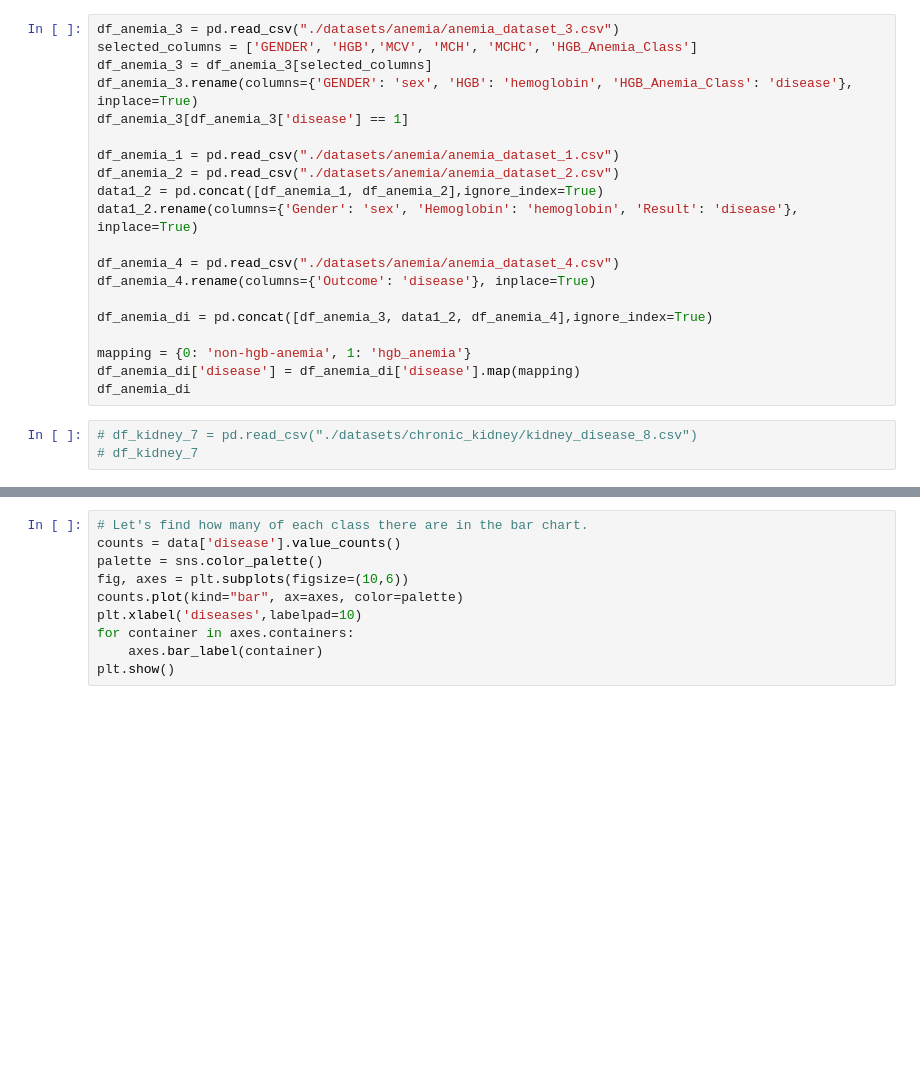
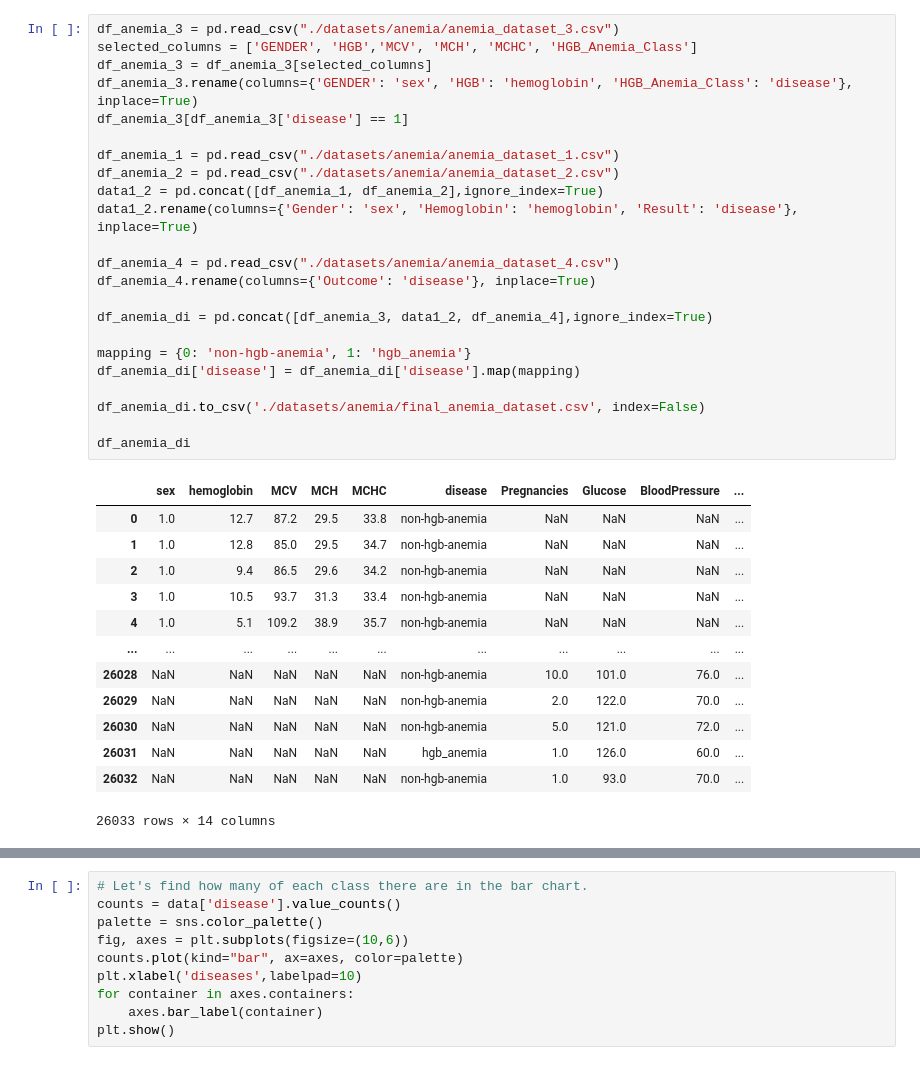
Before and after one commit to rajvi-collab/Disease_Detection, a Jupyter notebook: disease_detection.ipynb, the cells around one changed output, grey strips where cells are left out. Drawn from its saved outputs; the diff is of its cells as text; blank space fills up the shorter version.

```diff
--- a/disease_detection.ipynb
+++ b/disease_detection.ipynb
@@ -51,26 +82,40 @@ df_diabetes
 # %%
 df_anemia_3 = pd.read_csv("./datasets/anemia/anemia_dataset_3.csv")
 selected_columns = ['GENDER', 'HGB','MCV', 'MCH', 'MCHC', 'HGB_Anemia_Class']
 df_anemia_3 = df_anemia_3[selected_columns]
 df_anemia_3.rename(columns={'GENDER': 'sex', 'HGB': 'hemoglobin', 'HGB_Anemia_Class': 'disease'}, inplace=True)
 df_anemia_3[df_anemia_3['disease'] == 1]
 
 df_anemia_1 = pd.read_csv("./datasets/anemia/anemia_dataset_1.csv")
 df_anemia_2 = pd.read_csv("./datasets/anemia/anemia_dataset_2.csv")
 data1_2 = pd.concat([df_anemia_1, df_anemia_2],ignore_index=True)
 data1_2.rename(columns={'Gender': 'sex', 'Hemoglobin': 'hemoglobin', 'Result': 'disease'}, inplace=True)
 
 df_anemia_4 = pd.read_csv("./datasets/anemia/anemia_dataset_4.csv")
 df_anemia_4.rename(columns={'Outcome': 'disease'}, inplace=True)
 
 df_anemia_di = pd.concat([df_anemia_3, data1_2, df_anemia_4],ignore_index=True)
 
 mapping = {0: 'non-hgb-anemia', 1: 'hgb_anemia'}
 df_anemia_di['disease'] = df_anemia_di['disease'].map(mapping)
+
+df_anemia_di.to_csv('./datasets/anemia/final_anemia_dataset.csv', index=False)
+
 df_anemia_di
+# %% [output]
+|  | sex | hemoglobin | MCV | MCH | MCHC | disease | Pregnancies | Glucose | BloodPressure | ... |
+| 0 | 1.0 | 12.7 | 87.2 | 29.5 | 33.8 | non-hgb-anemia | NaN | NaN | NaN | ... |
+| 1 | 1.0 | 12.8 | 85.0 | 29.5 | 34.7 | non-hgb-anemia | NaN | NaN | NaN | ... |
+| 2 | 1.0 | 9.4 | 86.5 | 29.6 | 34.2 | non-hgb-anemia | NaN | NaN | NaN | ... |
+| 3 | 1.0 | 10.5 | 93.7 | 31.3 | 33.4 | non-hgb-anemia | NaN | NaN | NaN | ... |
+| 4 | 1.0 | 5.1 | 109.2 | 38.9 | 35.7 | non-hgb-anemia | NaN | NaN | NaN | ... |
+| ... | ... | ... | ... | ... | ... | ... | ... | ... | ... | ... |
+| 26028 | NaN | NaN | NaN | NaN | NaN | non-hgb-anemia | 10.0 | 101.0 | 76.0 | ... |
+| 26029 | NaN | NaN | NaN | NaN | NaN | non-hgb-anemia | 2.0 | 122.0 | 70.0 | ... |
+| 26030 | NaN | NaN | NaN | NaN | NaN | non-hgb-anemia | 5.0 | 121.0 | 72.0 | ... |
+| 26031 | NaN | NaN | NaN | NaN | NaN | hgb_anemia | 1.0 | 126.0 | 60.0 | ... |
+| 26032 | NaN | NaN | NaN | NaN | NaN | non-hgb-anemia | 1.0 | 93.0 | 70.0 | ... |
+26033 rows × 14 columns
-# %%
-# df_kidney_7 = pd.read_csv("./datasets/chronic_kidney/kidney_disease_8.csv")
-# df_kidney_7
 # %%
 data = pd.concat([df_heart_di, df_diabetes, df_anemia_di],ignore_index=True)
 data
```
Also changed, not shown: parts of 20 cells of this notebook, 11 other files.
